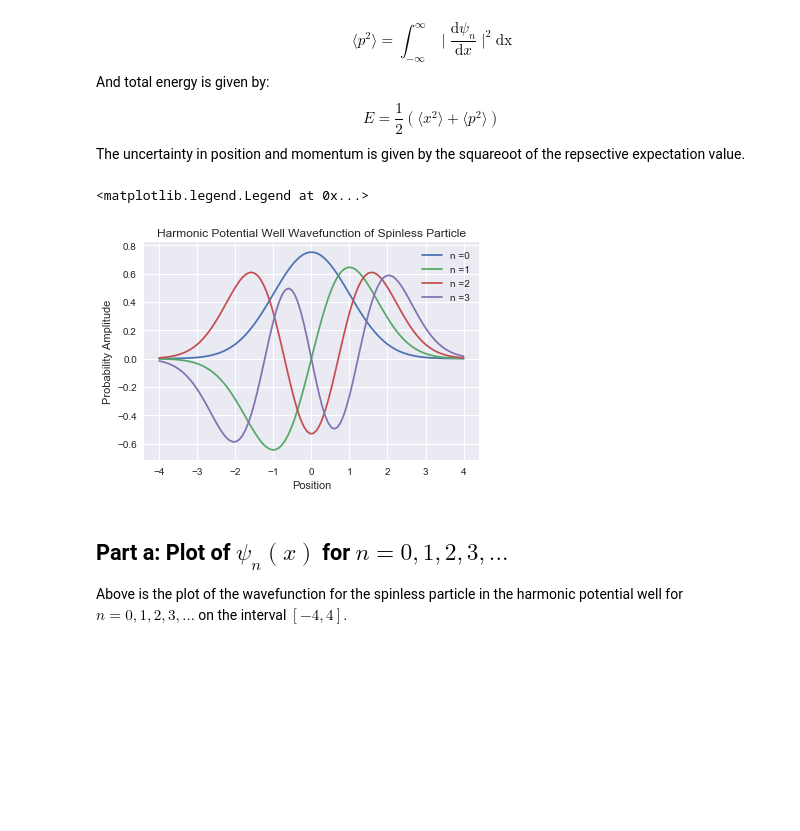
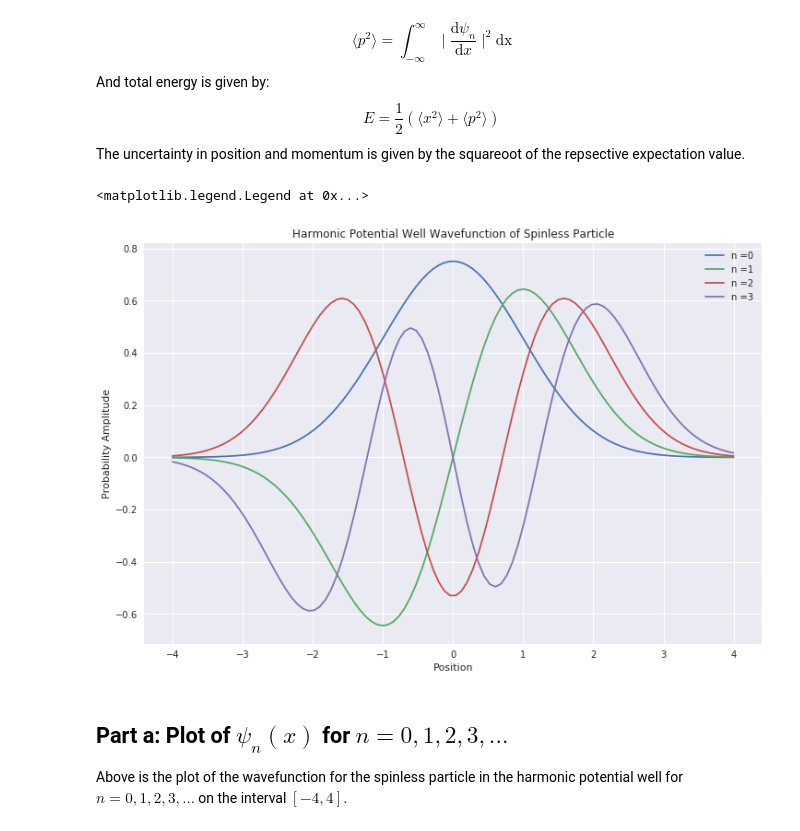
Before and after one commit to andrewkhardy/PHY-407, a Jupyter notebook: Lab03_Q2.ipynb, the cells around one changed output. Cells and saved outputs as stored; diff of their text form; code cells hidden in the pictures; blank space fills up the shorter version.

```diff
--- a/Lab03_Q2.ipynb
+++ b/Lab03_Q2.ipynb
@@ -51,33 +51,34 @@ def H(n,x):
 # %%
 #define the wavefunction for the spinless point particle in a quadratic potential well
 from scipy.special import factorial
 def wavefunc(n,x):
+    # conditional statement in case it is a scalar
     if np.isscalar(x) == True:
-         psi = (1/np.sqrt((2**n)*factorial(n)*np.sqrt(np.pi)))*np.exp(-(x**2)/2)*H(n,x)
+         psi = (1/np.sqrt((2**n)*factorial(n)*np.sqrt(np.pi)))*np.exp(-(x**2)/2)*H(n,x) # equation for wavefunction
     else:
         L = len(x)
         psi = np.empty(L)
         for l in range(L):
-            psi[l] = (1/np.sqrt((2**n)*factorial(n)*np.sqrt(np.pi)))*np.exp(-(x[l]**2)/2)*H(n,x[l])
+            psi[l] = (1/np.sqrt((2**n)*factorial(n)*np.sqrt(np.pi)))*np.exp(-(x[l]**2)/2)*H(n,x[l]) # equation for wavefunction
     return psi
 
 x = np.linspace(-4,4, 100) # a range of points between -4 and 4 for plotting
 N = np.arange(0,4) # an array of energy levels from 0 to 3
 #for each value of N, plot the wavefunction on the interval [-4,4]
 import matplotlib.pyplot as plt
 
-plt.figure
+plt.figure(figsize = (12,8))
 plt.title('Harmonic Potential Well Wavefunction of Spinless Particle')
 plt.xlabel('Position')
 plt.ylabel('Probability Amplitude')
 for i in range(len(N)):
     n = N[i]
     plt.plot(x, wavefunc(n,x),label = 'n ='+str(n))
 
 plt.legend()
 # %% [output]
 <matplotlib.legend.Legend at 0x...>
-[figure, old version]
+[figure, new version]
 # %% [markdown]
 ## Part a: Plot of $\psi_n (x)$ for $n = 0, 1, 2, 3,...$
 Above is the plot of the wavefunction for the spinless particle in the harmonic potential well for $n = 0, 1, 2, 3,...$ on the interval $[-4, 4]$.
```
Also changed, not shown: parts of 3 cells of this notebook.
